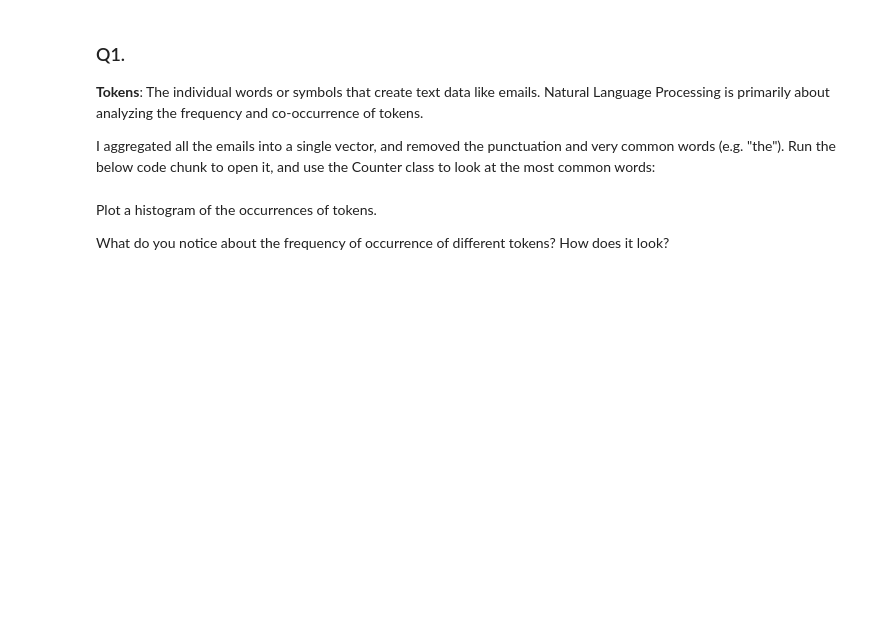
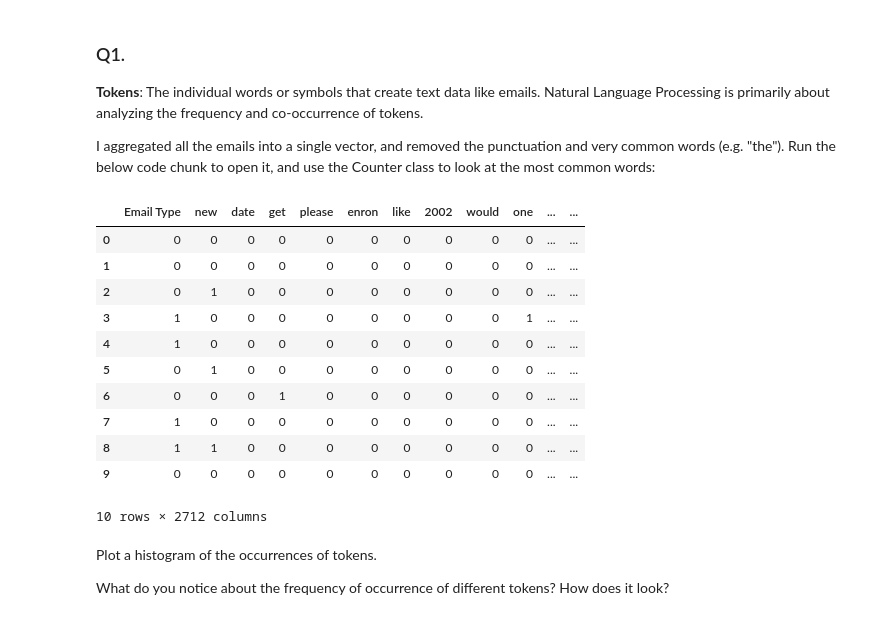
Before and after one commit to bburt26/pca_assignment, a Jupyter notebook: assignment.ipynb, the cells around one changed output. Cells and saved outputs as stored; diff of their text form; code cells hidden in the pictures; blank space fills up the shorter version.

```diff
--- a/assignment.ipynb
+++ b/assignment.ipynb
@@ -30,6 +32,22 @@ from sklearn.decomposition import PCA
 from sklearn.model_selection import train_test_split
 from sklearn.linear_model import LinearRegression
 from sklearn.metrics import r2_score
+# %%
+emails = pd.read_parquet('/content/Phishing_clean.parquet')
+emails.head(10)
+# %% [output]
+|  | Email Type | new | date | get | please | enron | like | 2002 | would | one | ... | ... |
+| 0 | 0 | 0 | 0 | 0 | 0 | 0 | 0 | 0 | 0 | 0 | ... | ... |
+| 1 | 0 | 0 | 0 | 0 | 0 | 0 | 0 | 0 | 0 | 0 | ... | ... |
+| 2 | 0 | 1 | 0 | 0 | 0 | 0 | 0 | 0 | 0 | 0 | ... | ... |
+| 3 | 1 | 0 | 0 | 0 | 0 | 0 | 0 | 0 | 0 | 1 | ... | ... |
+| 4 | 1 | 0 | 0 | 0 | 0 | 0 | 0 | 0 | 0 | 0 | ... | ... |
+| 5 | 0 | 1 | 0 | 0 | 0 | 0 | 0 | 0 | 0 | 0 | ... | ... |
+| 6 | 0 | 0 | 0 | 1 | 0 | 0 | 0 | 0 | 0 | 0 | ... | ... |
+| 7 | 1 | 0 | 0 | 0 | 0 | 0 | 0 | 0 | 0 | 0 | ... | ... |
+| 8 | 1 | 1 | 0 | 0 | 0 | 0 | 0 | 0 | 0 | 0 | ... | ... |
+| 9 | 0 | 0 | 0 | 0 | 0 | 0 | 0 | 0 | 0 | 0 | ... | ... |
+10 rows × 2712 columns
 # %% [markdown]
 Plot a histogram of the occurrences of tokens.
 
```
Also changed, not shown: parts of 4 cells of this notebook.
